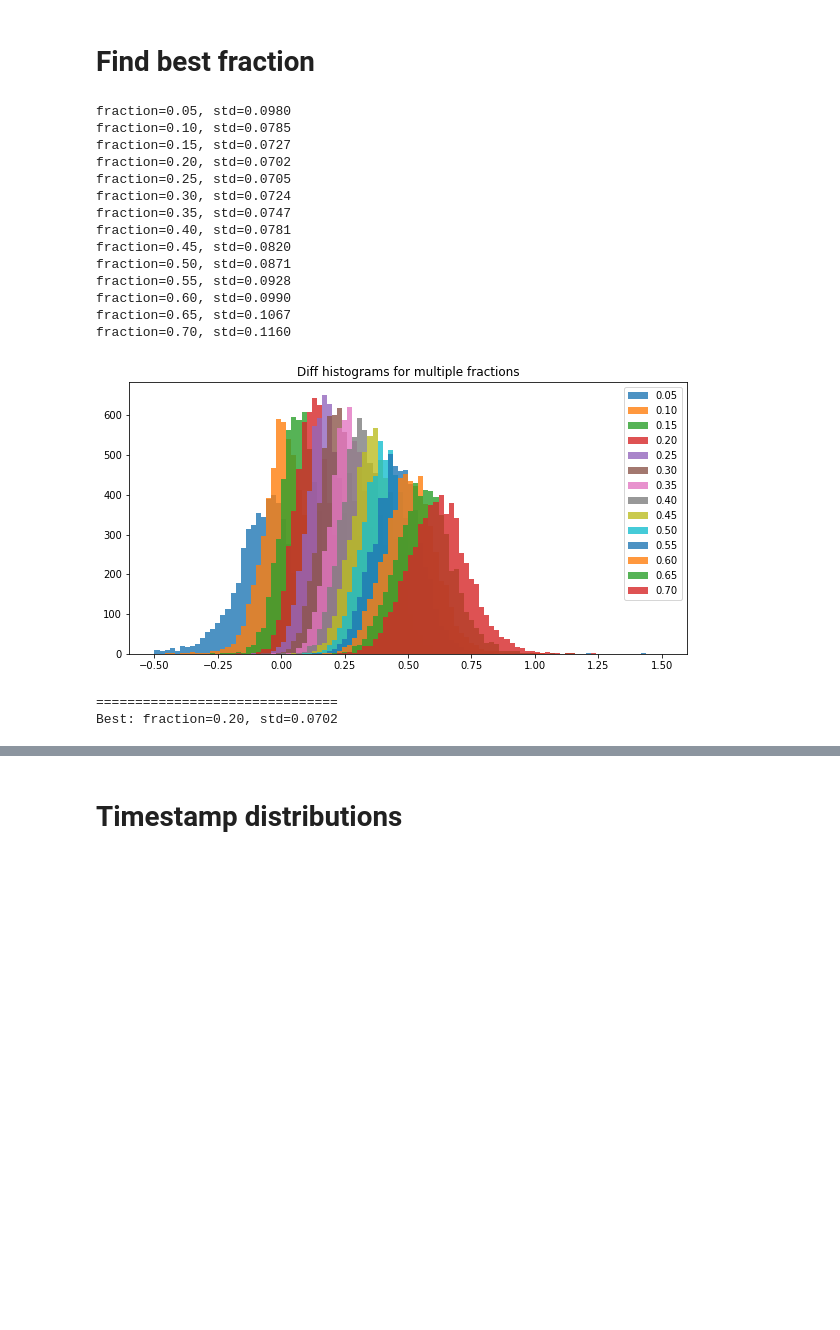
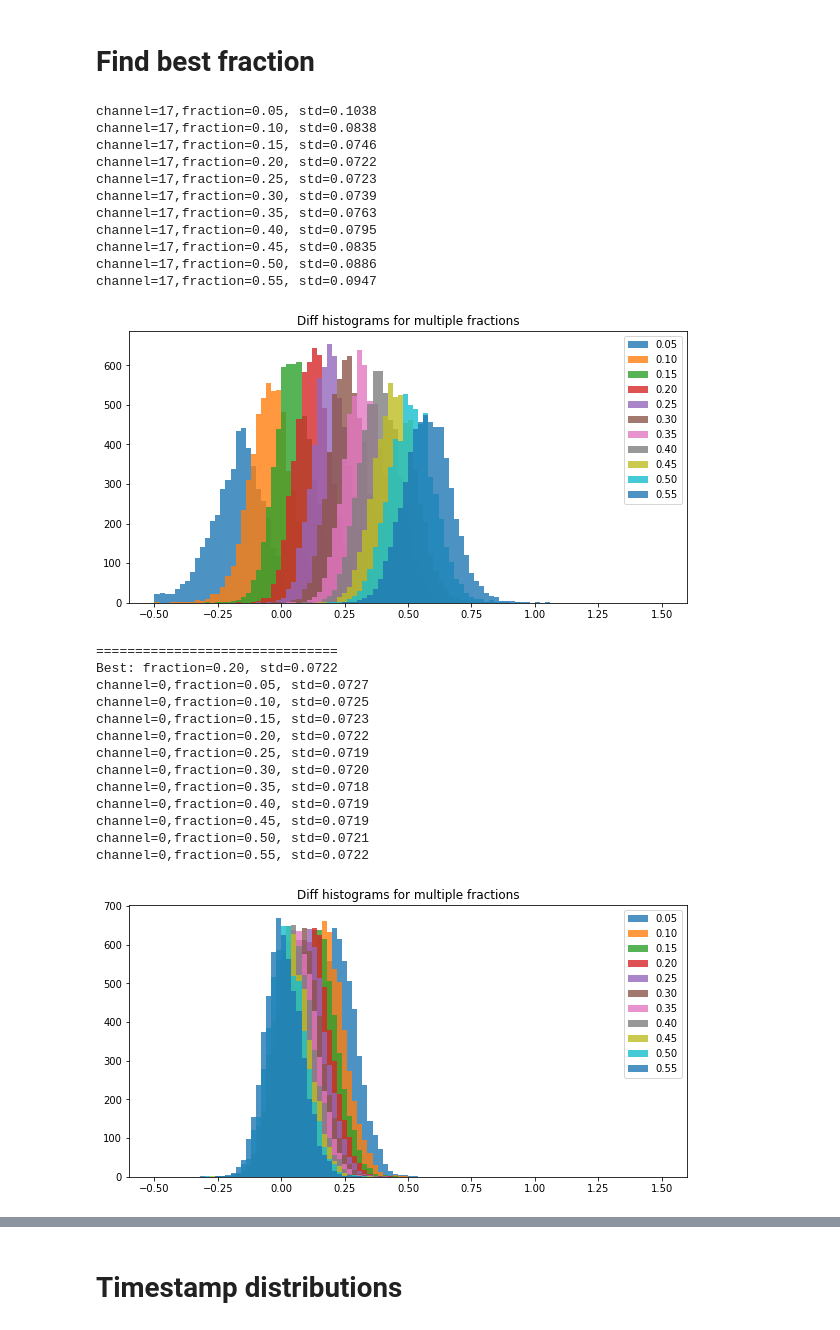
Before and after one commit to MatiXOfficial/pps-diamond-time-measurement, a Jupyter notebook: notebooks/cfd_tests_single_channel.ipynb, the cells around one changed output, grey strips where cells are left out. Cells and saved outputs as stored; diff of their text form; code cells hidden in the pictures; blank space fills up the shorter version.

```diff
--- a/notebooks/cfd_tests_single_channel.ipynb
+++ b/notebooks/cfd_tests_single_channel.ipynb
@@ -43,7 +43,7 @@ array([[1.03786352e+10, 1.03786352e+10],
 # %%
 selected_events = [0, 3243, 1000, 2000, 3000, 4000, 4500, 5000]
 
-cfd = CFD(fraction=0.2)
+cfd = [CFD(fraction=0.2),CFD(fraction=0.2)]
 # %%
 plt.figure(figsize=(20, 7))
 for i, i_event in enumerate(selected_events):
@@ -99,41 +90,53 @@ print(f'{res[0]:0.4f} +- {res[1]:0.4f} ns')
 # %% [markdown]
 # Find best fraction
 # %%
-cfd = CFD()
-stds = []
-x_range = np.arange(0.05, 0.71, 0.05)
+cfd = [CFD(),CFD()]
 
-plt.figure(figsize=(10, 5))
+x_range = np.arange(0.05, 0.6, 0.05)
 
-for i in x_range:
-    cfd.fraction = i
-    _, std = find_diff_hist_stats(cfd, events, show=False, hist_alpha=0.8, hist_label=f'{i:0.2f}', plot_gauss=False)
-    print(f'fraction={i:0.2f}, std={std:0.4f}')
-    stds.append(std)
-    # plt.close()
+cfd[0].fraction = 0.2
+for y, c in reversed(list(enumerate([0, BEST_CHANNEL]))):
+    plt.figure(figsize=(10, 5))
+    stds = []
+    for i in x_range:
+        cfd[y].fraction = i
+        _, std = find_diff_hist_stats(cfd, events, show=False, hist_alpha=0.8, hist_label=f'{i:0.2f}', plot_gauss=False, return_gauss_stats=False)
+        print(f'channel={c},fraction={i:0.2f}, std={std:0.4f}')
+        stds.append(std)
+        # plt.close()
 
-plt.title('Diff histograms for multiple fractions')
-plt.legend()
-plt.show()
-stds = np.array(stds)
-best_idx = np.argmin(stds)
-print('===============================')
-print(f'Best: fraction={x_range[best_idx]:0.2f}, std={stds[best_idx]:0.4f}')
+    plt.title('Diff histograms for multiple fractions')
+    plt.legend()
+    plt.show()
+    stds = np.array(stds)
+    best_idx = np.argmin(stds)
+    cfd[y].fraction = x_range[best_idx]
+    print('===============================')
+    print(f'Best: fraction={x_range[best_idx]:0.2f}, std={stds[best_idx]:0.4f}')
 # %% [output]
-fraction=0.05, std=0.0980
-fraction=0.10, std=0.0785
-fraction=0.15, std=0.0727
-fraction=0.20, std=0.0702
-fraction=0.25, std=0.0705
-fraction=0.30, std=0.0724
-fraction=0.35, std=0.0747
-fraction=0.40, std=0.0781
-fraction=0.45, std=0.0820
-fraction=0.50, std=0.0871
-fraction=0.55, std=0.0928
-fraction=0.60, std=0.0990
-fraction=0.65, std=0.1067
-fraction=0.70, std=0.1160
+channel=17,fraction=0.05, std=0.1038
+channel=17,fraction=0.10, std=0.0838
+channel=17,fraction=0.15, std=0.0746
+channel=17,fraction=0.20, std=0.0722
+channel=17,fraction=0.25, std=0.0723
+channel=17,fraction=0.30, std=0.0739
+channel=17,fraction=0.35, std=0.0763
+channel=17,fraction=0.40, std=0.0795
+channel=17,fraction=0.45, std=0.0835
+channel=17,fraction=0.50, std=0.0886
+channel=17,fraction=0.55, std=0.0947
-[figure, old version]
+[figure, new version]
 ===============================
-Best: fraction=0.20, std=0.0702
+Best: fraction=0.20, std=0.0722
+channel=0,fraction=0.05, std=0.0727
+channel=0,fraction=0.10, std=0.0725
+channel=0,fraction=0.15, std=0.0723
+channel=0,fraction=0.20, std=0.0722
+channel=0,fraction=0.25, std=0.0719
+channel=0,fraction=0.30, std=0.0720
+channel=0,fraction=0.35, std=0.0718
+channel=0,fraction=0.40, std=0.0719
+channel=0,fraction=0.45, std=0.0719
+channel=0,fraction=0.50, std=0.0721
+channel=0,fraction=0.55, std=0.0722
+[figure, added]
```
Also changed, not shown: parts of 7 cells of this notebook, 4 other files.
